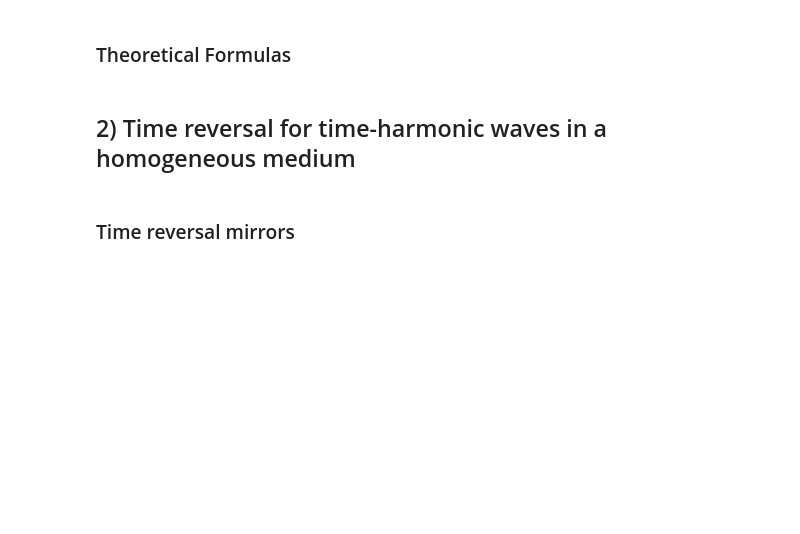
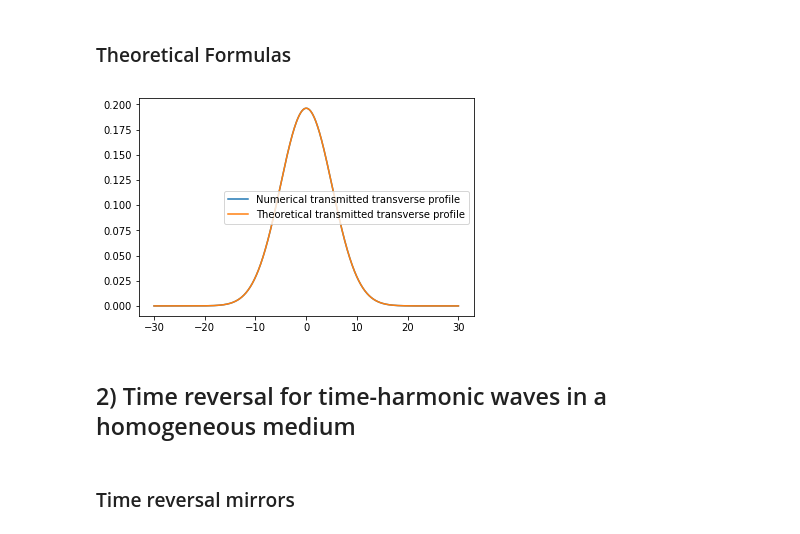
Before and after one commit to ClementLalanne/projet-garnier, a Jupyter notebook: Experiments.ipynb, the cells around one changed output. Drawn from its saved outputs; the diff is of its cells as text; code cells hidden in the pictures; blank space fills up the shorter version.

```diff
--- a/Experiments.ipynb
+++ b/Experiments.ipynb
@@ -139,10 +144,12 @@ def theory_Phit_2(k):
     Rt = theory_Rt(k)
     return r0 / Rt * np.exp(-2*(points / Rt)**2)
 # %%
-plt.plot(points, np.absolute(Phit)**2, label='Numerical')
-plt.plot(points, np.abs(theory_Phit(k)) ** 2, label='Theory')
+plt.plot(points, np.absolute(Phit)**2, label='Numerical transmitted transverse profile')
+plt.plot(points, np.abs(theory_Phit(k)) ** 2, label='Theoretical transmitted transverse profile')
 plt.legend()
 plt.show()
+# %% [output]
+[figure, added]
 # %% [markdown]
 ## 2) Time reversal for time-harmonic waves in a homogeneous medium
 # %% [markdown]
```
Also changed, not shown: parts of 14 cells of this notebook.
